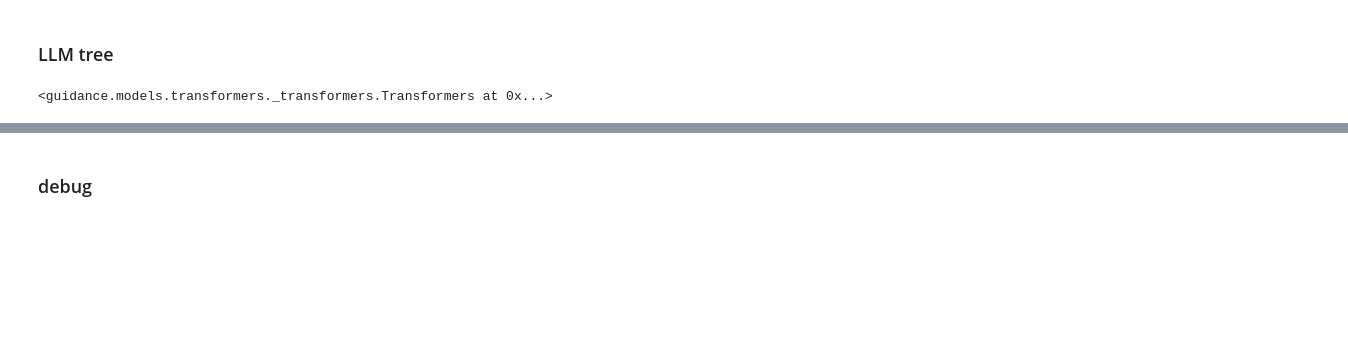
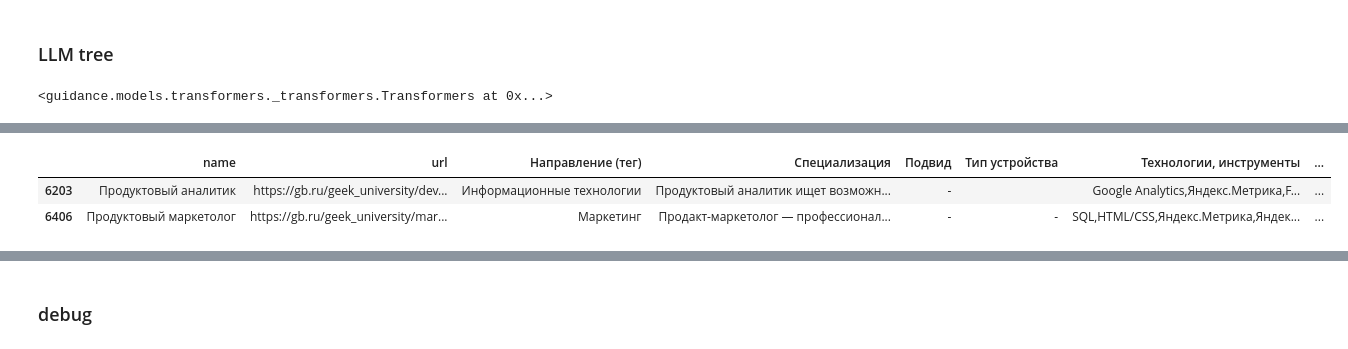
Before and after one commit to banzai-team/geekbrains-plan, a Jupyter notebook: ml/notebooks/01-pick-close-courses.ipynb, the cells around one changed output, grey strips where cells are left out. Saved outputs shown, nothing was run; the diff lists cells and outputs as text; code cells hidden in the pictures; blank space fills up the shorter version.

```diff
--- a/ml/notebooks/01-pick-close-courses.ipynb
+++ b/ml/notebooks/01-pick-close-courses.ipynb
@@ -1333,0 +1307,11 @@ pd.concat(dfs)
+# %%
+id_ = ["6203", "6406"]
+if isinstance(id_, list):
+    l = df[df.index.isin(id_)]
+else:
+    l = df[df.index == id_]
+l
+# %% [output]
+|  | name | url | Направление (тег) | Специализация | Подвид | Тип устройства | Технологии, инструменты | ... |
+| 6203 | Продуктовый аналитик | https://gb.ru/geek_university/dev... | Информационные технологии | Продуктовый аналитик ищет возможн... | - |  | Google Analytics,Яндекс.Метрика,F... | ... |
+| 6406 | Продуктовый маркетолог | https://gb.ru/geek_university/mar... | Маркетинг | Продакт-маркетолог — профессионал... | - | - | SQL,HTML/CSS,Яндекс.Метрика,Яндек... | ... |
```
Also changed, not shown: parts of 28 cells of this notebook, 3 other files.
